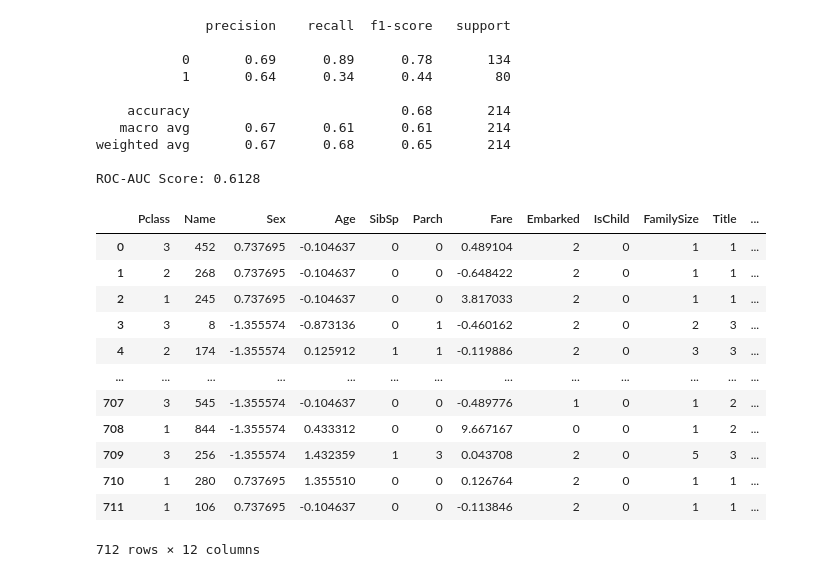
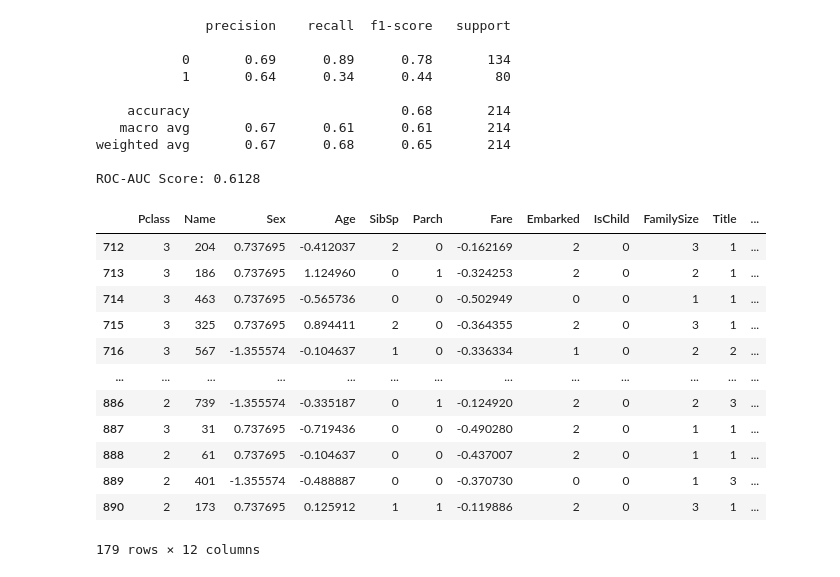
Before and after one commit to ebenezer-quayson/Titanic_Prediction_ML, a Jupyter notebook: Notebooks/model_training.ipynb, the cells around one changed output. Cells and saved outputs as stored; diff of their text form; code cells hidden in the pictures.

```diff
--- a/Notebooks/model_training.ipynb
+++ b/Notebooks/model_training.ipynb
@@ -232,5 +232,5 @@ data
     separate the data back to train data and test_data after processing
     Output: train_data, test_data'''
 
-train_data = data.iloc[:len(train_data), :]
-test_data = data.iloc[:len(train_data), :]
+train_data = data.iloc[:len(train_data)]
+test_data = data.iloc[len(train_data):]
@@ -584,24 +600,24 @@ test_data.to_csv('../Data/Input/test_data_preprocessed.csv', index=False )
 # %%
 '''\
     Load the test data'''
 
-test_data = pd.read_csv('../Data/Input/test_data_preprocessed.csv')
+#test_data = pd.read_csv('../Data/Input/test_data_preprocessed.csv')
 test_data_select = test_data.drop(columns=['PassengerId','Survived','Cabin', 'Ticket']).copy()
 test_data_select
 # %% [output]
 |  | Pclass | Name | Sex | Age | SibSp | Parch | Fare | Embarked | IsChild | FamilySize | Title | ... |
-| 0 | 3 | 452 | 0.737695 | -0.104637 | 0 | 0 | 0.489104 | 2 | 0 | 1 | 1 | ... |
-| 1 | 2 | 268 | 0.737695 | -0.104637 | 0 | 0 | -0.648422 | 2 | 0 | 1 | 1 | ... |
-| 2 | 1 | 245 | 0.737695 | -0.104637 | 0 | 0 | 3.817033 | 2 | 0 | 1 | 1 | ... |
-| 3 | 3 | 8 | -1.355574 | -0.873136 | 0 | 1 | -0.460162 | 2 | 0 | 2 | 3 | ... |
-| 4 | 2 | 174 | -1.355574 | 0.125912 | 1 | 1 | -0.119886 | 2 | 0 | 3 | 3 | ... |
+| 712 | 3 | 204 | 0.737695 | -0.412037 | 2 | 0 | -0.162169 | 2 | 0 | 3 | 1 | ... |
+| 713 | 3 | 186 | 0.737695 | 1.124960 | 0 | 1 | -0.324253 | 2 | 0 | 2 | 1 | ... |
+| 714 | 3 | 463 | 0.737695 | -0.565736 | 0 | 0 | -0.502949 | 0 | 0 | 1 | 1 | ... |
+| 715 | 3 | 325 | 0.737695 | 0.894411 | 2 | 0 | -0.364355 | 2 | 0 | 3 | 1 | ... |
+| 716 | 3 | 567 | -1.355574 | -0.104637 | 1 | 0 | -0.336334 | 1 | 0 | 2 | 2 | ... |
 | ... | ... | ... | ... | ... | ... | ... | ... | ... | ... | ... | ... | ... |
-| 707 | 3 | 545 | -1.355574 | -0.104637 | 0 | 0 | -0.489776 | 1 | 0 | 1 | 2 | ... |
-| 708 | 1 | 844 | -1.355574 | 0.433312 | 0 | 0 | 9.667167 | 0 | 0 | 1 | 2 | ... |
-| 709 | 3 | 256 | -1.355574 | 1.432359 | 1 | 3 | 0.043708 | 2 | 0 | 5 | 3 | ... |
-| 710 | 1 | 280 | 0.737695 | 1.355510 | 0 | 0 | 0.126764 | 2 | 0 | 1 | 1 | ... |
-| 711 | 1 | 106 | 0.737695 | -0.104637 | 0 | 0 | -0.113846 | 2 | 0 | 1 | 1 | ... |
+| 886 | 2 | 739 | -1.355574 | -0.335187 | 0 | 1 | -0.124920 | 2 | 0 | 2 | 3 | ... |
+| 887 | 3 | 31 | 0.737695 | -0.719436 | 0 | 0 | -0.490280 | 2 | 0 | 1 | 1 | ... |
+| 888 | 2 | 61 | 0.737695 | -0.104637 | 0 | 0 | -0.437007 | 2 | 0 | 1 | 1 | ... |
+| 889 | 2 | 401 | -1.355574 | -0.488887 | 0 | 0 | -0.370730 | 0 | 0 | 1 | 3 | ... |
+| 890 | 2 | 173 | 0.737695 | 0.125912 | 1 | 1 | -0.119886 | 2 | 0 | 3 | 1 | ... |
-712 rows × 12 columns
+179 rows × 12 columns
 # %%
 '''\
     Load saved random forest model and predict on test data
```
Also changed, not shown: parts of 10 cells of this notebook, 1 other file.
